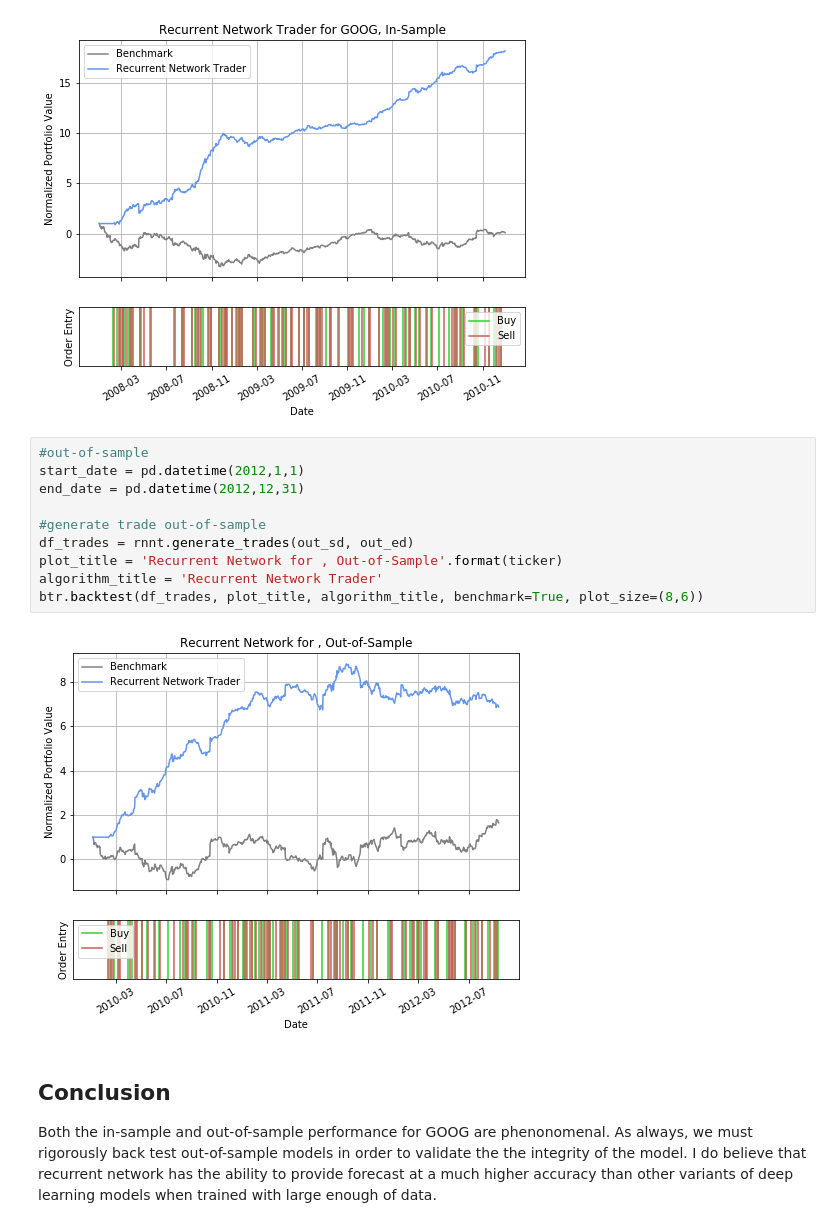
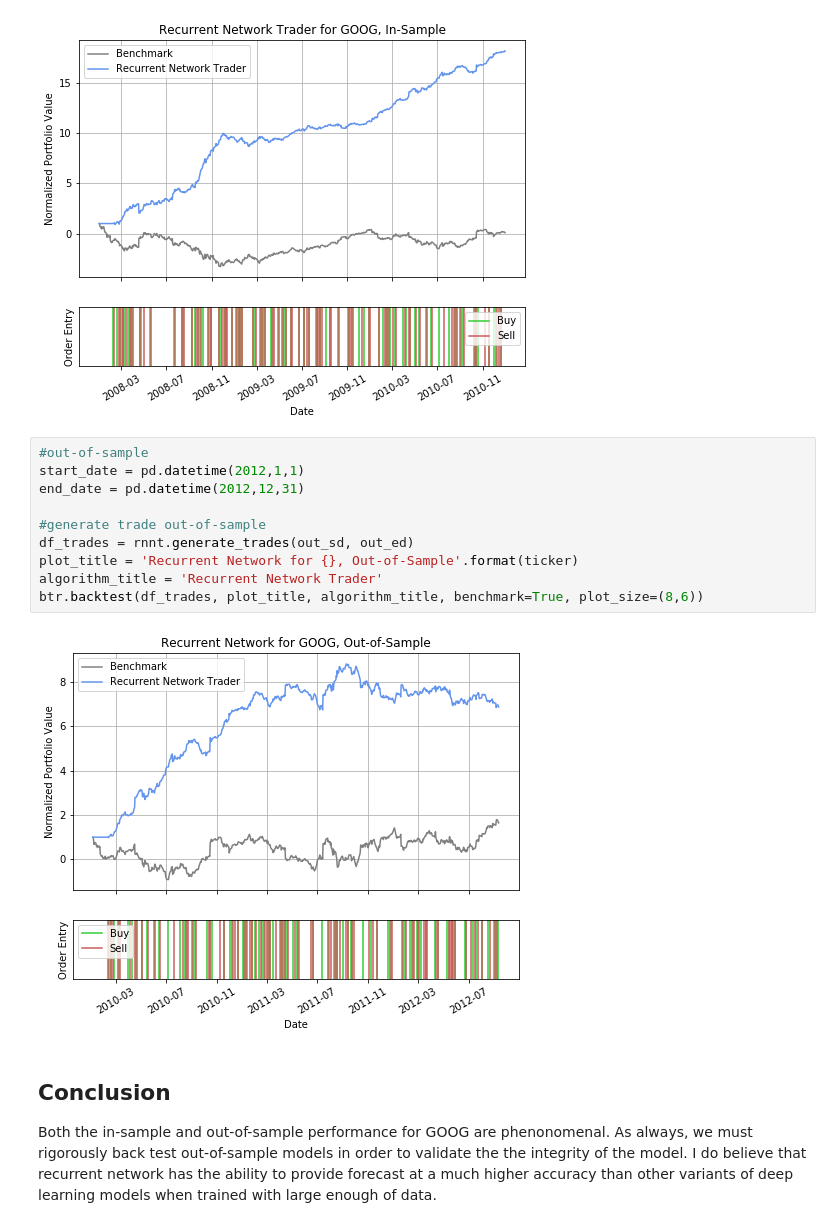
Before and after one commit to jameschanx/RNN_Stock_Trader, a Jupyter notebook: Recurrent Network Trader.ipynb, the cells around one changed output. Drawn from its saved outputs; the diff is of its cells as text.

```diff
--- a/Recurrent Network Trader.ipynb
+++ b/Recurrent Network Trader.ipynb
@@ -178,15 +178,15 @@ btr.backtest(df_trades, plot_title, algorithm_title, benchmark=True, plot_size=(
 # %%
 #out-of-sample
 start_date = pd.datetime(2012,1,1)
 end_date = pd.datetime(2012,12,31)
 
 #generate trade out-of-sample
 df_trades = rnnt.generate_trades(out_sd, out_ed)
-plot_title = 'Recurrent Network for , Out-of-Sample'.format(ticker)
+plot_title = 'Recurrent Network for {}, Out-of-Sample'.format(ticker)
 algorithm_title = 'Recurrent Network Trader'
 btr.backtest(df_trades, plot_title, algorithm_title, benchmark=True, plot_size=(8,6))
 # %% [output]
-[figure, old version]
+[figure, new version]
 # %% [markdown]
 ## Conclusion
 Both the in-sample and out-of-sample performance for GOOG are phenonomenal.  As always, we must rigorously back test out-of-sample models in order to validate the the integrity of the model. I do believe that recurrent network has the ability to provide forecast at a much higher accuracy than other variants of deep learning models when trained with large enough of data.
```
Also changed, not shown: parts of 3 cells of this notebook, 3 other files.
